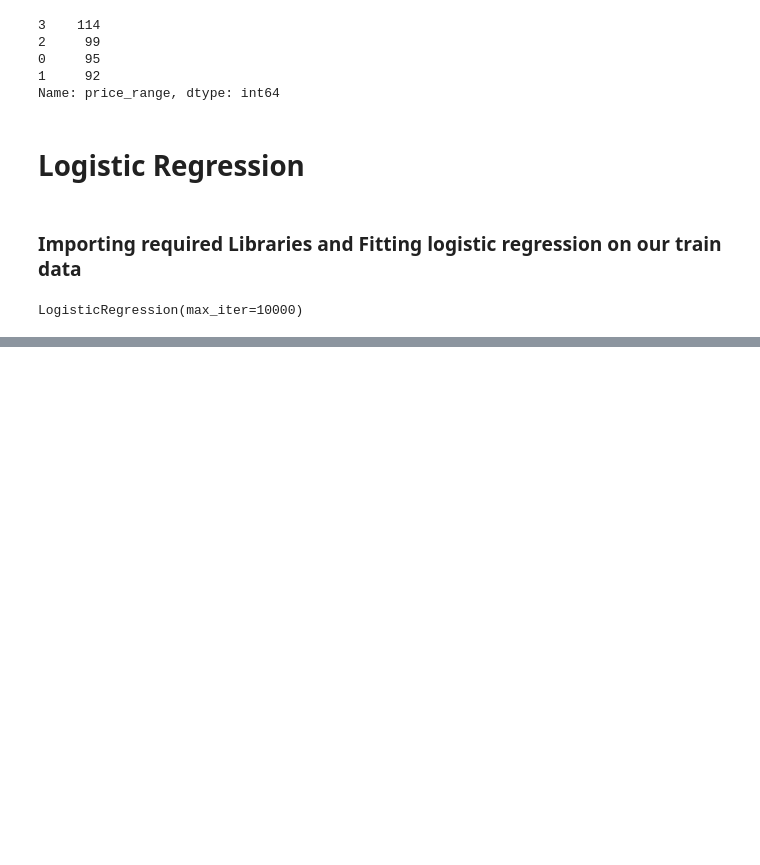
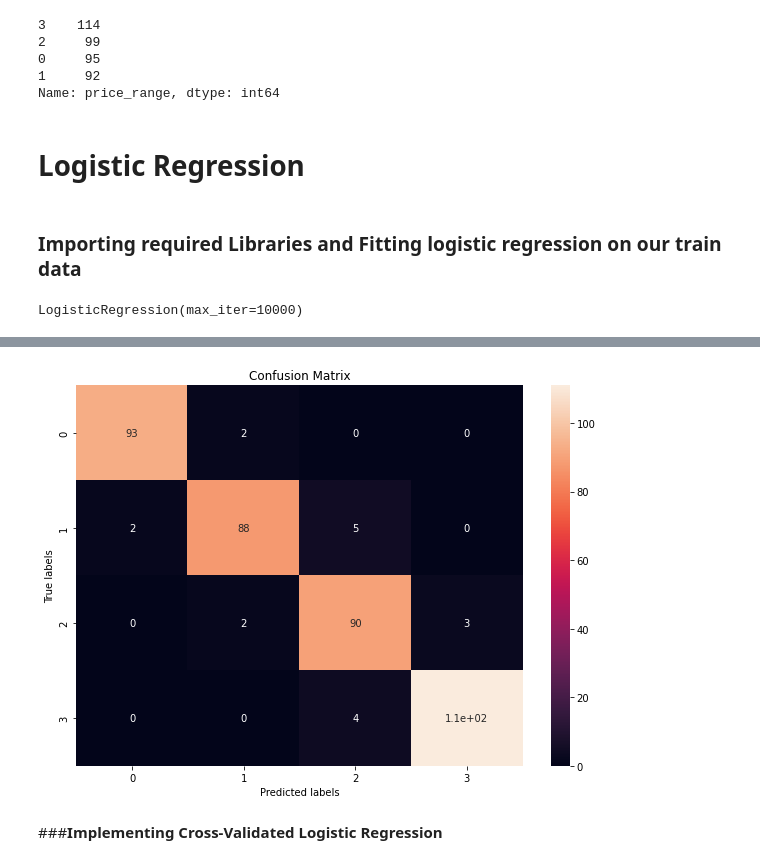
Before and after one commit to sagar2582/Capstone-3-Mobile_Price_Prediction, a Jupyter notebook: Capstone_3_Mobile_Price_Prediction.ipynb, the cells around one changed output, grey strips where cells are left out. Cells and saved outputs as stored; diff of their text form; code cells hidden in the pictures; blank space fills up the shorter version.

```diff
--- a/Capstone_3_Mobile_Price_Prediction.ipynb
+++ b/Capstone_3_Mobile_Price_Prediction.ipynb
@@ -619,0 +664,19 @@ weighted avg       0.96      0.95      0.96       400
+# %%
+# Plotting the test confusion matrix
+
+plt.figure(figsize=(10,7))
+labels = ['0', '1', '2', '3']
+ax= plt.subplot()
+sns.heatmap(cm_test, annot=True, ax = ax)
+
+# labels, title and ticks
+ax.set_xlabel('Predicted labels')
+ax.set_ylabel('True labels')
+ax.set_title('Confusion Matrix')
+ax.xaxis.set_ticklabels(labels)
+ax.yaxis.set_ticklabels(labels)
+plt.show()
+# %% [output]
+[figure, added]
+# %% [markdown]
+###**Implementing Cross-Validated Logistic Regression**
```
Also changed, not shown: parts of 28 cells of this notebook.
